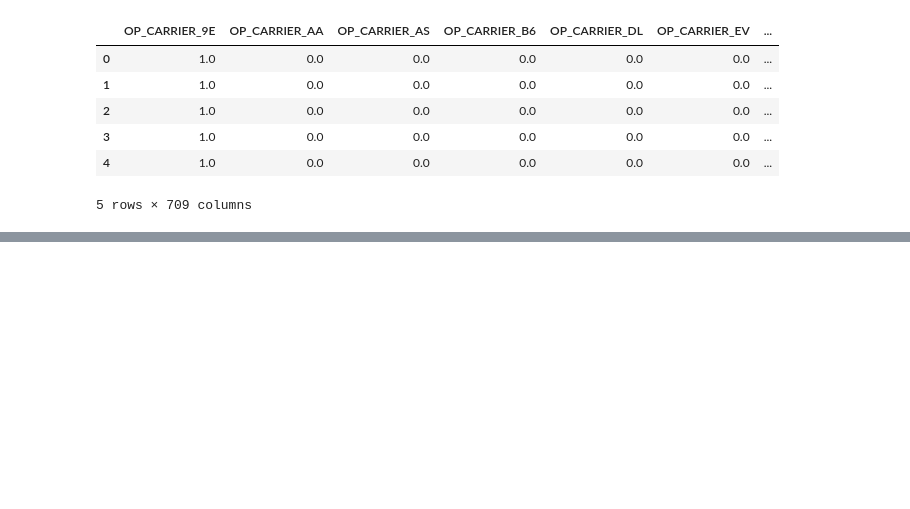
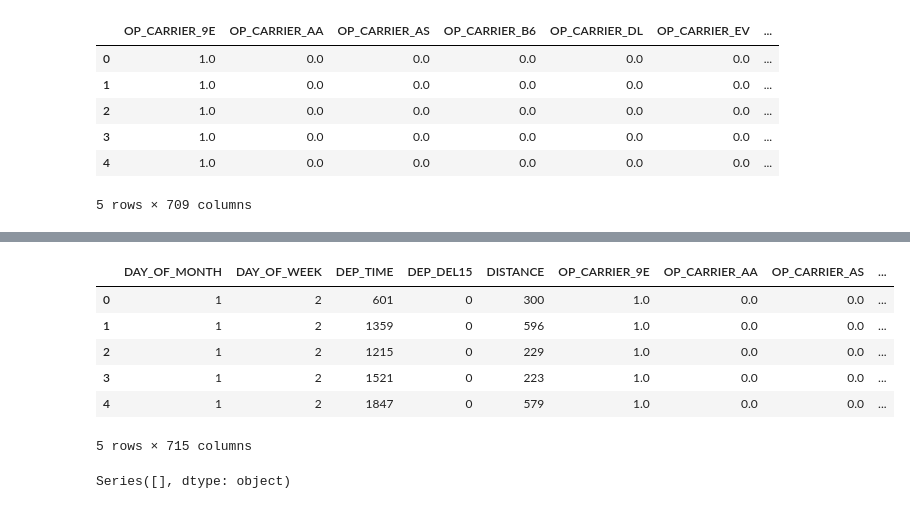
Before and after one commit to Duegan24/Final_Project, a Jupyter notebook: Seg_two_model .ipynb, the cells around one changed output, grey strips where cells are left out. Drawn from its saved outputs; the diff is of its cells as text; code cells hidden in the pictures; blank space fills up the shorter version.

Commit message:
Segment Two Model Updated and had to remove one hot encoding

```diff
--- a/Seg_two_model .ipynb
+++ b/Seg_two_model .ipynb
@@ -127,0 +126,20 @@ machine_model_2019_df_encoded.head()
+# %%
+# Need to LabelEncode the Tail Numbers possibly
+le = LabelEncoder()
+le.fit(machine_model_2019_df_encoded['TAIL_NUM'])
+tail_num_enc = le.transform(machine_model_2019_df_encoded['TAIL_NUM'])
+machine_model_2019_df_encoded['TAIL_NUM_ENC'] = tail_num_enc
+machine_model_2019_df_encoded = machine_model_2019_df_encoded.drop(['TAIL_NUM'], axis = 1)
+machine_model_2019_df_encoded.head()
+# %% [output]
+|  | DAY_OF_MONTH | DAY_OF_WEEK | DEP_TIME | DEP_DEL15 | DISTANCE | OP_CARRIER_9E | OP_CARRIER_AA | OP_CARRIER_AS | ... |
+| 0 | 1 | 2 | 601 | 0 | 300 | 1.0 | 0.0 | 0.0 | ... |
+| 1 | 1 | 2 | 1359 | 0 | 596 | 1.0 | 0.0 | 0.0 | ... |
+| 2 | 1 | 2 | 1215 | 0 | 229 | 1.0 | 0.0 | 0.0 | ... |
+| 3 | 1 | 2 | 1521 | 0 | 223 | 1.0 | 0.0 | 0.0 | ... |
+| 4 | 1 | 2 | 1847 | 0 | 579 | 1.0 | 0.0 | 0.0 | ... |
+5 rows × 715 columns
+# %%
+machine_model_2019_df_encoded.dtypes[machine_model_2019_df_encoded.dtypes == "object"]
+# %% [output]
+Series([], dtype: object)
```
Also changed, not shown: parts of 10 cells of this notebook, 1 other file.
